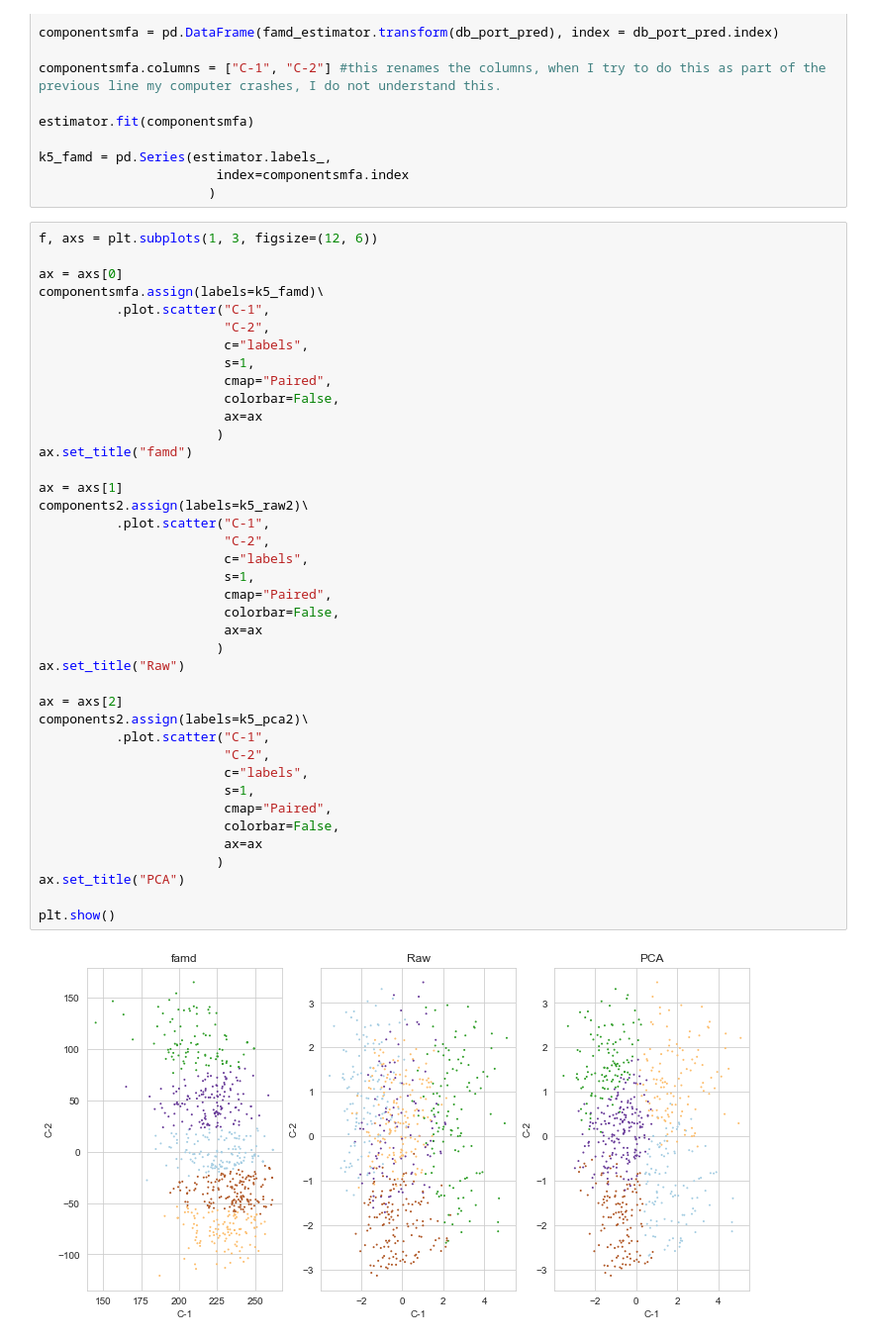
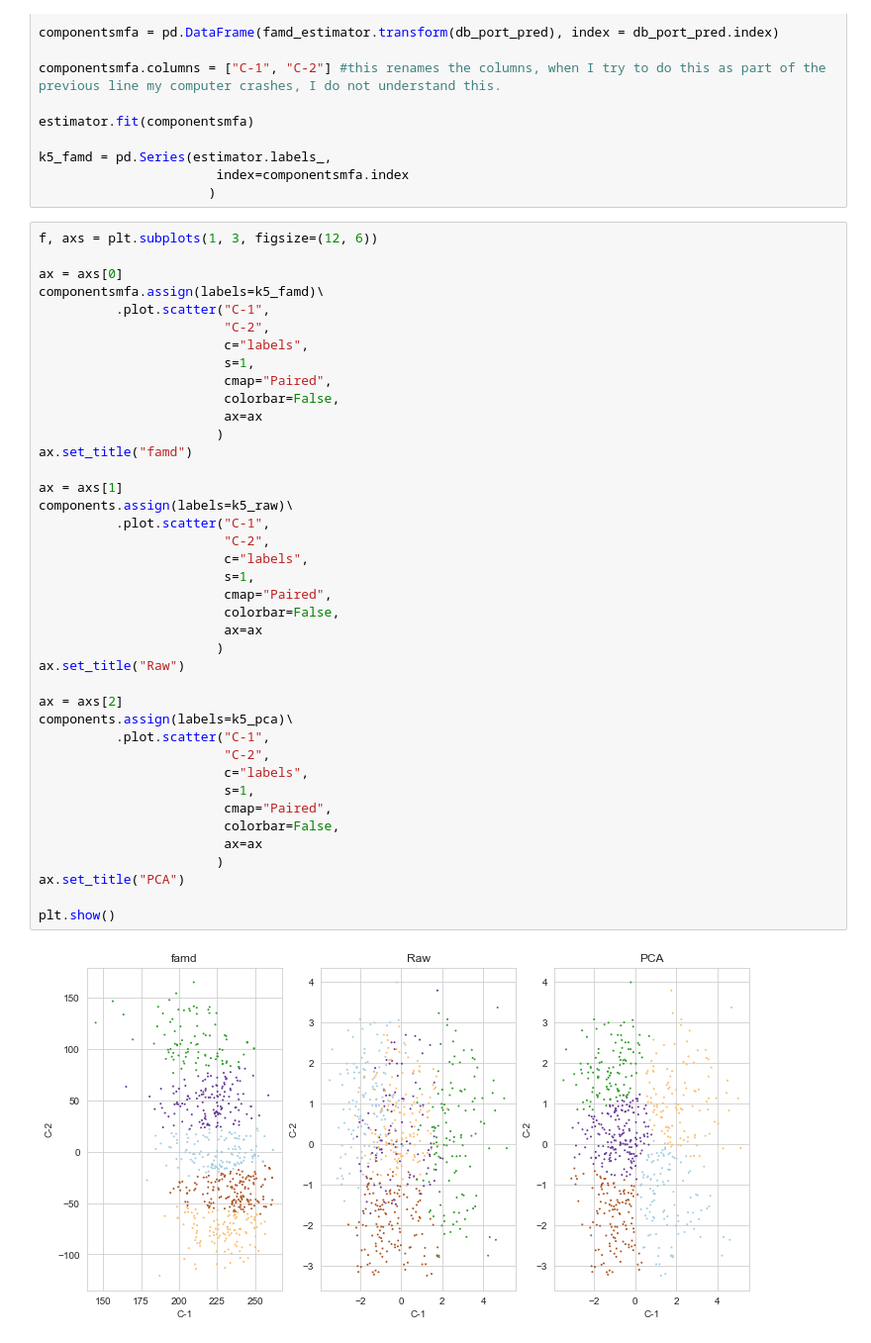
Before and after one commit to NathanKhadaroo/Liverpool, a Jupyter notebook: Liverpool2.ipynb, the cells around one changed output. Shown at 99% size. Cells and saved outputs as stored; diff of their text form.

```diff
--- a/Liverpool2.ipynb
+++ b/Liverpool2.ipynb
@@ -286,33 +278,33 @@ componentsmfa.assign(labels=k5_famd)\
                         cmap="Paired",
                         colorbar=False,
                         ax=ax
                        )
 ax.set_title("famd")
 
 ax = axs[1]
-components2.assign(labels=k5_raw2)\
+components.assign(labels=k5_raw)\
           .plot.scatter("C-1",
                         "C-2",
                         c="labels",
                         s=1,
                         cmap="Paired",
                         colorbar=False,
                         ax=ax
                        )
 ax.set_title("Raw")
 
 ax = axs[2]
-components2.assign(labels=k5_pca2)\
+components.assign(labels=k5_pca)\
           .plot.scatter("C-1",
                         "C-2",
                         c="labels",
                         s=1,
                         cmap="Paired",
                         colorbar=False,
                         ax=ax
                        )
 ax.set_title("PCA")
 
 plt.show()
 # %% [output]
-[figure, old version]
+[figure, new version]
```
Also changed, not shown: parts of 17 cells of this notebook.
